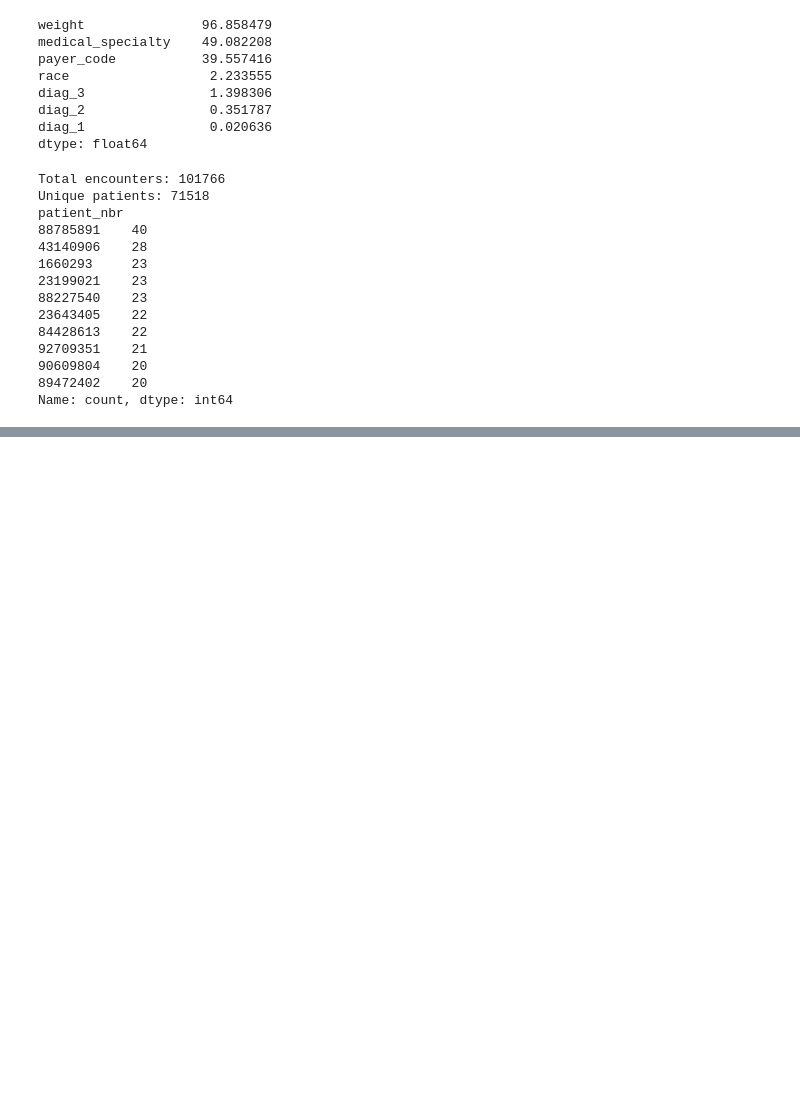
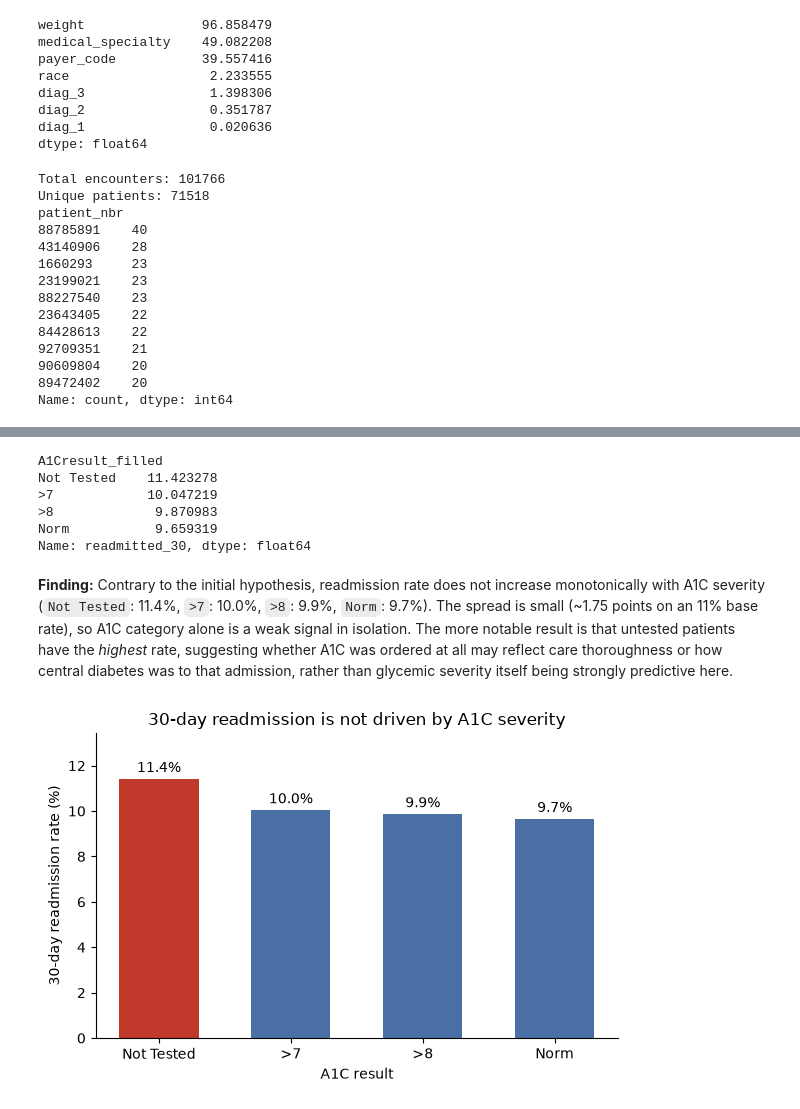
Before and after one commit to vitalemassimo/diabetic-readmission-prediction, a Jupyter notebook: notebooks/01_eda.ipynb, the cells around one changed output, grey strips where cells are left out. Cells and saved outputs as stored; diff of their text form; code cells hidden in the pictures; blank space fills up the shorter version.

Commit message:
Explore A1C result and prior inpatient visits vs 30-day readmission with clinical interpretation and charts

```diff
--- a/notebooks/01_eda.ipynb
+++ b/notebooks/01_eda.ipynb
@@ -105,0 +158,44 @@ Name: count, dtype: int64
+# %%
+# Recode missing A1C as an explicit, readable category
+df['A1Cresult_filled'] = df['A1Cresult'].fillna('Not Tested')
+
+readmit_by_a1c = df.groupby('A1Cresult_filled')['readmitted_30'].mean()*100
+print(readmit_by_a1c.sort_values(ascending=False))
+# %% [output]
+A1Cresult_filled
+Not Tested    11.423278
+>7            10.047219
+>8             9.870983
+Norm           9.659319
+Name: readmitted_30, dtype: float64
+# %% [markdown]
+**Finding:** Contrary to the initial hypothesis, readmission rate does not increase
+monotonically with A1C severity (`Not Tested`: 11.4%, `>7`: 10.0%, `>8`: 9.9%,
+`Norm`: 9.7%). The spread is small (~1.75 points on an 11% base rate), so A1C
+category alone is a weak signal in isolation. The more notable result is that
+untested patients have the *highest* rate, suggesting whether A1C was ordered
+at all may reflect care thoroughness or how central diabetes was to that
+admission, rather than glycemic severity itself being strongly predictive here.
+# %%
+order = readmit_by_a1c.sort_values(ascending=False)
+colors = ['#c0392b' if cat == 'Not Tested' else '#4a6fa5' for cat in order.index]
+
+fig, ax = plt.subplots(figsize=(6, 4))
+bars = ax.bar(order.index, order.values, color=colors, width=0.6)
+
+for bar, value in zip(bars, order.values):
+    ax.text(bar.get_x() + bar.get_width() / 2, bar.get_height() + 0.15,
+            f'{value:.1f}%', ha='center', va='bottom', fontsize=10)
+
+ax.set_ylabel('30-day readmission rate (%)')
+ax.set_xlabel('A1C result')
+ax.set_title('30-day readmission is not driven by A1C severity')
+ax.spines['top'].set_visible(False)
+ax.spines['right'].set_visible(False)
+ax.set_ylim(0, max(order.values) + 2)
+
+plt.tight_layout()
+plt.savefig(PROJECT_ROOT / 'reports' / 'figures' / 'readmission_by_a1c.png', dpi=150)
+plt.show()
+# %% [output]
+[figure, added]
```
Also changed, not shown: parts of 10 cells of this notebook, 2 other files.
